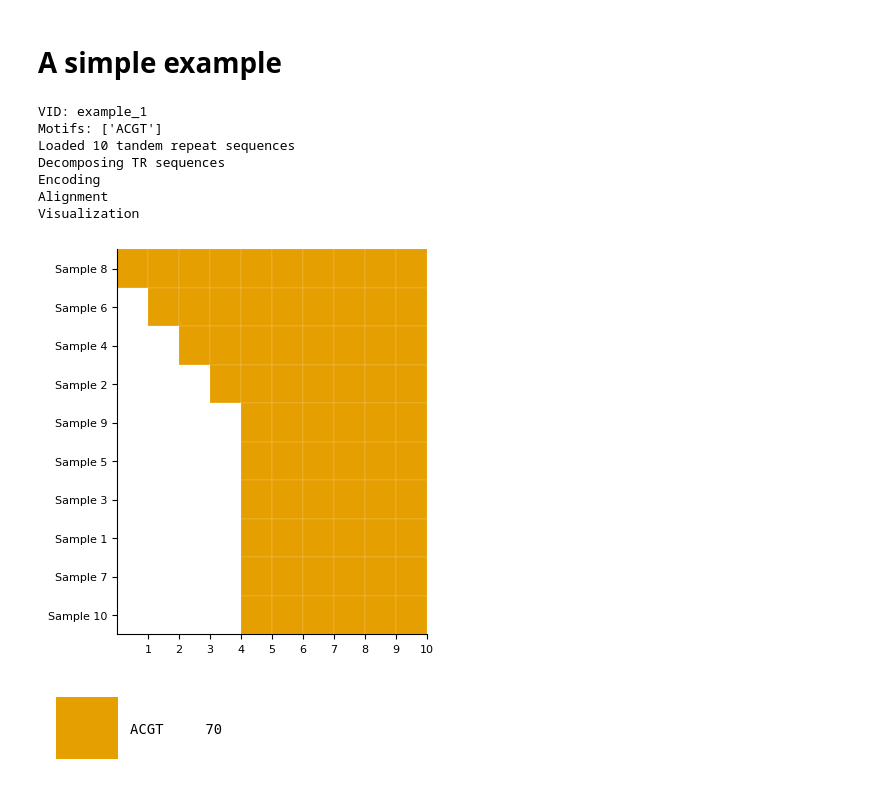
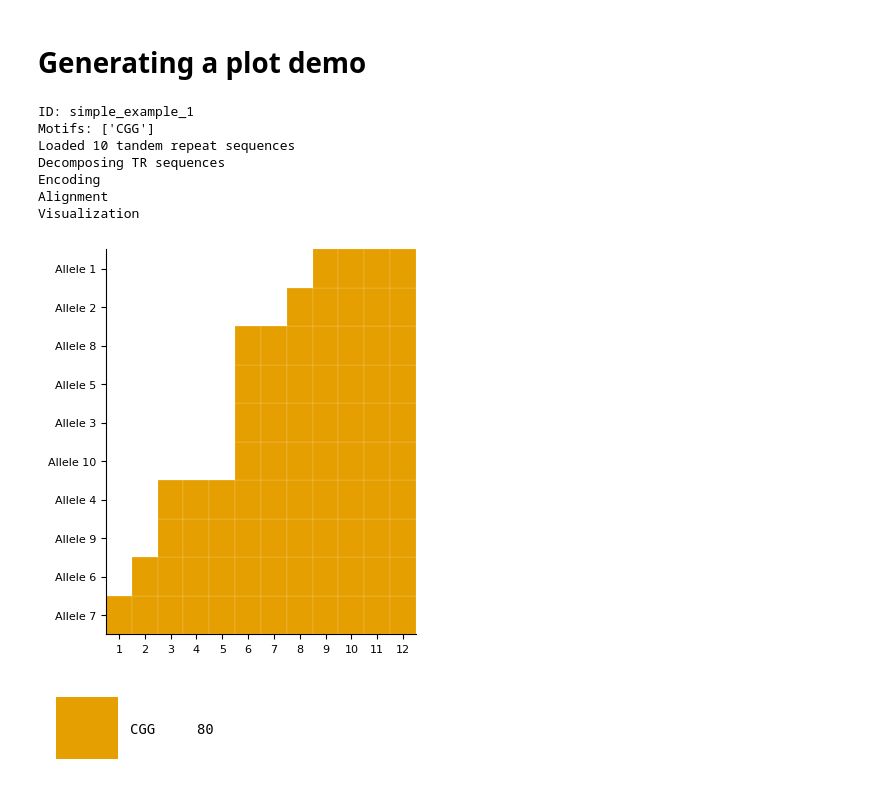
Before and after one commit to Jong-hun-Park/trviz, a Jupyter notebook: examples/sample_code.ipynb, the cells around one changed output. Saved outputs shown, nothing was run; the diff lists cells and outputs as text; code cells hidden in the pictures.

Commit message:
Update examples

```diff
--- a/examples/sample_code.ipynb
+++ b/examples/sample_code.ipynb
@@ -1,2 +1,2 @@
-# %% [markdown]
-# A simple example
+# %% [markdown]
+# Generating a plot demo
@@ -3,29 +5,34 @@
 # %%
-from trviz.main import TandemRepeatVizWorker
 tr_visualizer = TandemRepeatVizWorker()
-tr_id = "example_1"
-tr_sequences = ['ACGTACGTACGTACGTACGTACGT',
-           'ACGTACGTACGTACGTACGTACGTACGT',
-           'ACGTACGTACGTACGTACGTACGT',
-           'ACGTACGTACGTACGTACGTACGTACGTACGT',
-           'ACGTACGTACGTACGTACGTACGT',
-           'ACGTACGTACGTACGTACGTACGTACGTACGTACGT',
-           'ACGTACGTACGTACGTACGTACGT',
-           'ACGTACGTACGTACGTACGTACGTACGTACGTACGTACGT',
-           'ACGTACGTACGTACGTACGTACGT',
-           'ACGTACGTACGTACGTACGTACGT',
-           ]
-sample_ids = [f"Sample {x}" for x in range(1, len(tr_sequences) + 1)]
-motifs = ['ACGT']
 
-tr_visualizer.generate_trplot(tr_id, sample_ids, tr_sequences, motifs, show_figure=True)
+tr_id = "simple_example_1"
+tr_sequences = ['CGGCGGCGGCGG',
+                'CGGCGGCGGCGGCGG',
+                'CGGCGGCGGCGGCGGCGGCGG',
+                'CGGCGGCGGCGGCGGCGGCGGCGGCGGCGG',
+                'CGGCGGCGGCGGCGGCGGCGG',
+                'CGGCGGCGGCGGCGGCGGCGGCGGCGGCGGCGG',
+                'CGGCGGCGGCGGCGGCGGCGGCGGCGGCGGCGGCGG',
+                'CGGCGGCGGCGGCGGCGGCGG',
+                'CGGCGGCGGCGGCGGCGGCGGCGGCGGCGG',
+                'CGGCGGCGGCGGCGGCGGCGG',
+               ]
+sample_ids = [f"Allele {x}" for x in range(1, len(tr_sequences) + 1)]
+motifs = ['CGG']
+
+tr_visualizer.generate_trplot(tr_id,
+                              sample_ids,
+                              tr_sequences,
+                              motifs,
+                              show_figure=True,
+                             )
 # %% [output]
-VID: example_1
-Motifs: ['ACGT']
+ID: simple_example_1
+Motifs: ['CGG']
 Loaded 10 tandem repeat sequences
 Decomposing TR sequences
 Encoding
 Alignment
 Visualization
-[figure, old version]
+[figure, new version]
-[figure, old version]
+[figure, new version]
```
Also changed, not shown: parts of 13 cells of this notebook.
